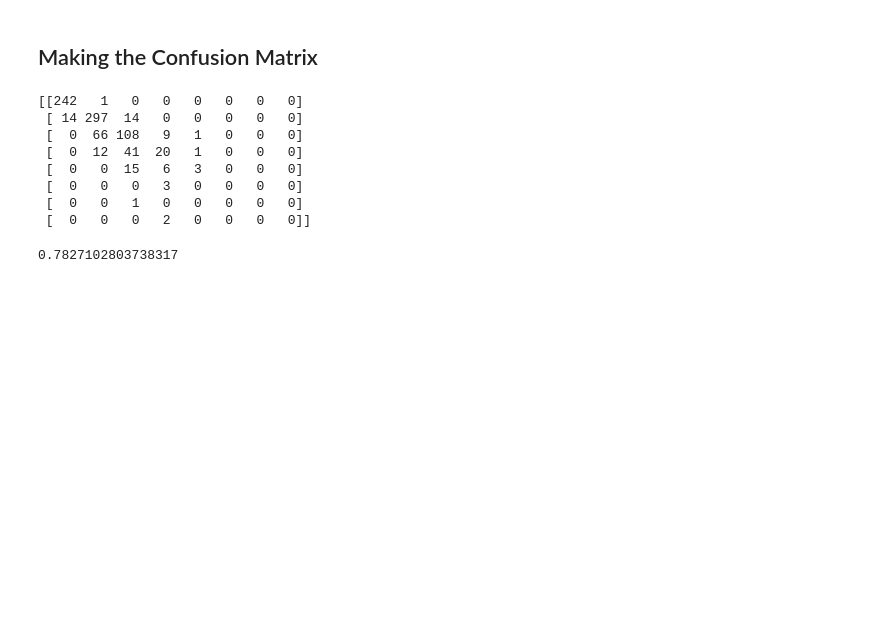
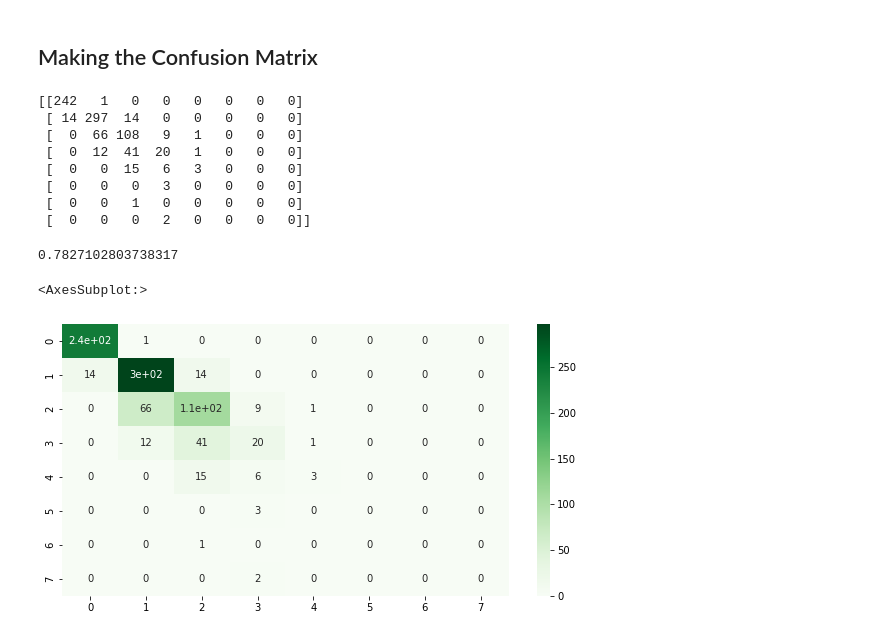
Before and after one commit to fatimaujunwa/week13, a Jupyter notebook: D-Grandom-forest-classification.ipynb, the cells around one changed output. Cells and saved outputs as stored; diff of their text form; code cells hidden in the pictures; blank space fills up the shorter version.

```diff
--- a/D-Grandom-forest-classification.ipynb
+++ b/D-Grandom-forest-classification.ipynb
@@ -10,7 +11,7 @@ from sklearn.preprocessing import LabelEncoder
 # %% [markdown]
 ## Importing the dataset
 # %%
-df = pd.read_csv('health.csv')
+df = pd.read_csv('Healthcare_data.csv')
 dataset = pd.DataFrame()
 
 for column in df.columns:
@@ -149,3 +154,10 @@ accuracy_score(y_test, y_pred)
  [  0   0   1   0   0   0   0   0]
  [  0   0   0   2   0   0   0   0]]
 0.7827102803738317
+# %%
+plt.figure(figsize=[10,5])
+
+sns.heatmap(cm,annot=True,cmap='Greens')
+# %% [output]
+<AxesSubplot:>
+[figure, added]
```
Also changed, not shown: parts of 2 cells of this notebook, 5 other files.
